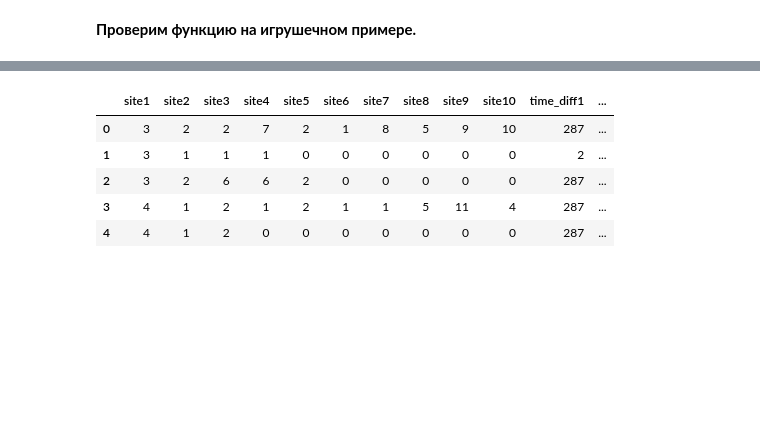
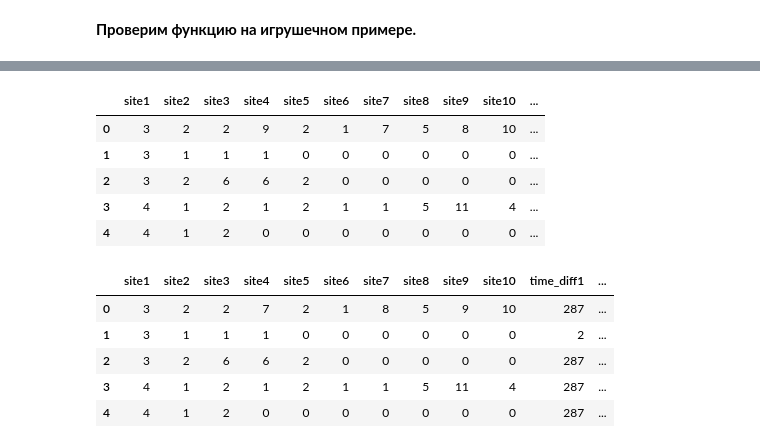
Before and after one commit to dmitrymoshkin/MFTI_Yandex_DA_specialisation, a Jupyter notebook: 6 course/week3_visual_analysis_and_fe.ipynb, the cells around one changed output, grey strips where cells are left out. Cells and saved outputs as stored; diff of their text form; code cells hidden in the pictures; blank space fills up the shorter version.

```diff
--- a/6 course/week3_visual_analysis_and_fe.ipynb
+++ b/6 course/week3_visual_analysis_and_fe.ipynb
@@ -127,5 +141,5 @@ def func1(data, filename, dic, session_length=10, window_size=10):
 # %%
-def prepare_sparse_train_set_window(path_to_csv_files, site_freq_path,
+def prepare_train_set_with_fe(path_to_csv_files, site_freq_path, feature_names,
                                     session_length=10, window_size=10):
     '''
     takes:
@@ -146,8 +160,8 @@ def prepare_sparse_train_set_window(path_to_csv_files, site_freq_path,
     - counts number of visits for each website in dictionary during each session
     '''
 
-    X_sparse = None
-    y = None
+    X = None
+
 # Pull filenames to the list:
 
     os.chdir(path_to_csv_files)
@@ -158,18 +172,28 @@ def prepare_sparse_train_set_window(path_to_csv_files, site_freq_path,
     with open(site_freq_path, 'rb') as f:
         dic = pickle.load(f)
 
-# Retrive websitenames from a file, transform and merge into overall array:
+# Retrive website name from a file, transform and merge into overall array:
 
     for filename in tqdm_notebook(filenames):
         if '.csv' in filename:
-            siteslist = pd.read_csv(os.path.join(path_to_csv_files, filename)).site.values
-            csvresult = func1(siteslist, filename, dic, session_length, window_size)
+            file = pd.read_csv(os.path.join(path_to_csv_files, filename))
+            additional_feature_number = len(feature_names) - session_length - 1
+            csvresult = func1(file, filename, dic, additional_feature_number, session_length,
+                              window_size)
             try:
-                X_sparse = np.append(X_sparse, csvresult[0], axis=0)
-                y = np.append(y, csvresult[1], axis=0)
+                X = np.append(X, csvresult, axis=0)
             except ValueError:
-                X_sparse = csvresult[0]
-                y = csvresult[1]
-    return X_sparse, y
+                X = csvresult
+    return pd.DataFrame(X, columns=feature_names)
+#     return X
 # %% [markdown]
 **Проверим функцию на игрушечном примере.**
+# %%
+feature_names = ['site' + str(i) for i in range(1,11)] + \
+                ['session_timespan', '#unique_sites', 'start_hour',
+                 'day_of_week', 'target']
+train_data_toy  = prepare_train_set_with_fe(os.path.join(PATH_TO_DATA,
+                                                         '3users'),
+                  site_freq_path=os.path.join(PATH_TO_DATA,
+                                              'site_freq_3users.pkl'),
+                  feature_names=feature_names, session_length=10)
@@ -175,0 +210,9 @@ def prepare_sparse_train_set_window(path_to_csv_files, site_freq_path,
+# %%
+train_data_toy
+# %% [output]
+|  | site1 | site2 | site3 | site4 | site5 | site6 | site7 | site8 | site9 | site10 | ... |
+| 0 | 3 | 2 | 2 | 9 | 2 | 1 | 7 | 5 | 8 | 10 | ... |
+| 1 | 3 | 1 | 1 | 1 | 0 | 0 | 0 | 0 | 0 | 0 | ... |
+| 2 | 3 | 2 | 6 | 6 | 2 | 0 | 0 | 0 | 0 | 0 | ... |
+| 3 | 4 | 1 | 2 | 1 | 2 | 1 | 1 | 5 | 11 | 4 | ... |
+| 4 | 4 | 1 | 2 | 0 | 0 | 0 | 0 | 0 | 0 | 0 | ... |
```
Also changed, not shown: parts of 6 cells of this notebook.
